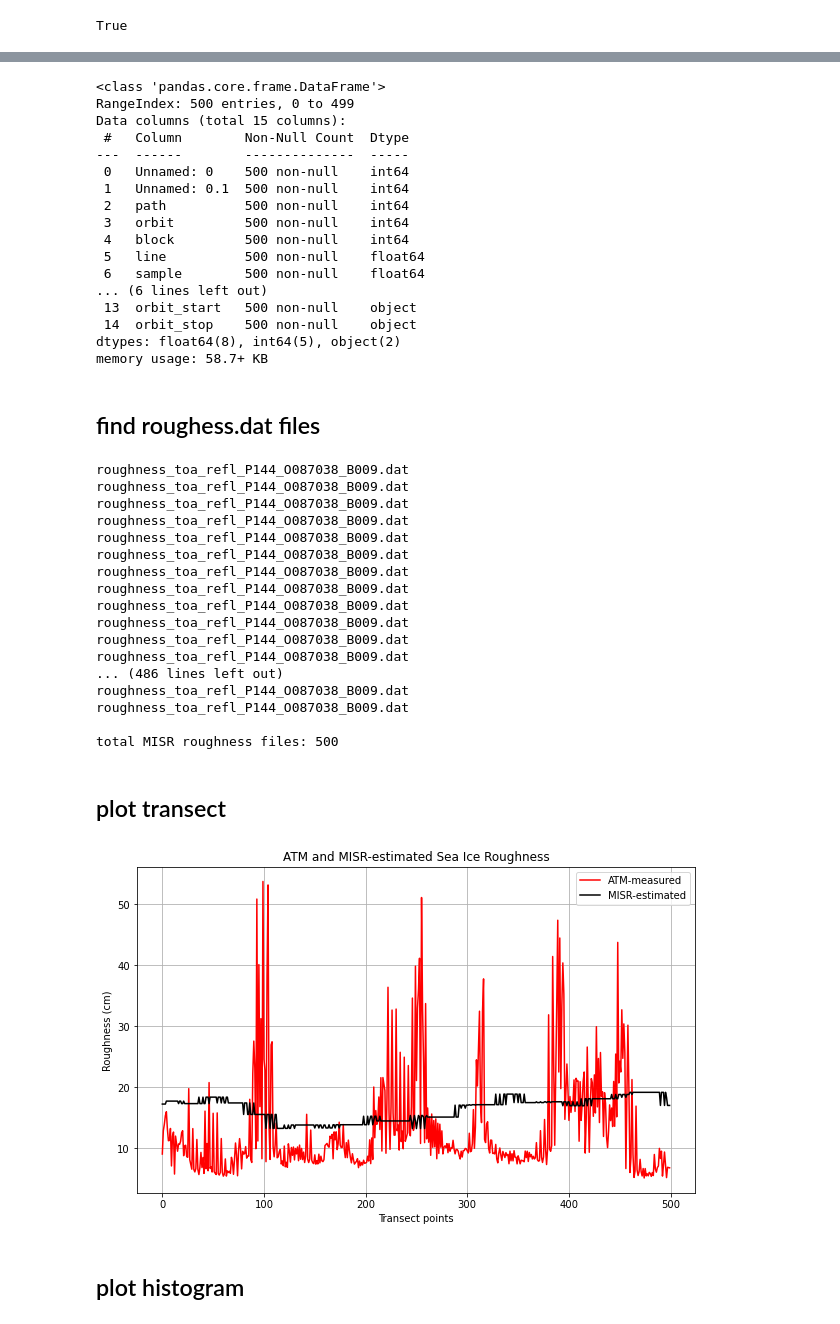
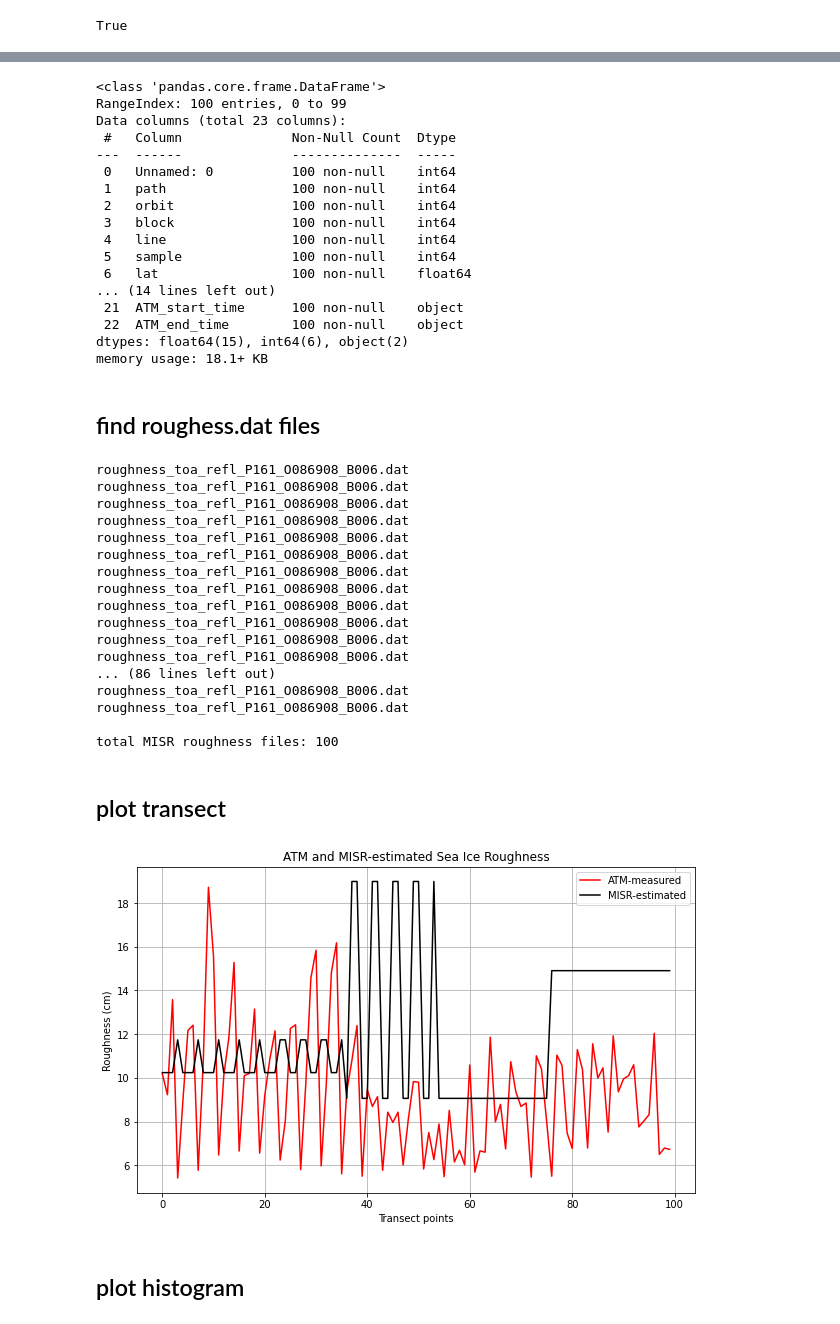
Before and after one commit to misrrepo/MISR-SeaIceRoughness, a Jupyter notebook: post_processing/3_transect_statistics.ipynb, the cells around one changed output, grey strips where cells are left out. Cells and saved outputs as stored; diff of their text form; code cells hidden in the pictures.

```diff
--- a/post_processing/3_transect_statistics.ipynb
+++ b/post_processing/3_transect_statistics.ipynb
@@ -10,7 +10,7 @@ import glob
 import datetime as dt
 # %%
 # roughness_dir = "/Volumes/SEAGATE/roughness_apr2016_from_PH/roughness_predicted"
-roughness_dir = "/Volumes/SEAGATE/roughness_apr2016_from_PH/roughness_predicted"
+roughness_dir = "/media/ehsan/6T_part1/2016/april_2016/14528_apr2016/project_april_2016_3cam/roughness_predicted_from_PH"
 # %%
 os.path.isdir(roughness_dir)
 # %% [output]
@@ -18,9 +18,9 @@ True
 # %%
 # path to training dataset
 
-trainingDS_dir = "/Users/ehsanmos/Documents/RnD/MISR_lab/ML_research/training_dataset"
+trainingDS_dir = "/media/ehsan/6T_part1/2016/april_2016/14528_apr2016/project_april_2016_3cam/training_data/april_2016/"
 
-trainingDS_csv = "insample_29apr_lon230_231_myMethod_merged_april_2016_9cam_4bands_training_dataset_datetime.csv"
+trainingDS_csv = "insample_20apr_out9cam3bands_ILATM2_20160420_204606.csv"
 # trainingDS_csv = "insample_29apr_lon230_231_oldMethod_MisrAtmCalibratedModel_april_2016_training_dataset_datetime.csv"
 # %%
 # open/read input dataset
@@ -34,29 +34,29 @@ atm_transect.shape
 # %%
 # select a smaller subset of transect, like the first 1000 points (or 10)
 
-max_step = 500
+max_step = 100
 
 atm_transect_small = atm_transect.iloc[0:max_step]
 # %%
 atm_transect_small.info()
 # %% [output]
 <class 'pandas.core.frame.DataFrame'>
-RangeIndex: 500 entries, 0 to 499
-Data columns (total 15 columns):
- #   Column        Non-Null Count  Dtype
----  ------        --------------  -----
- 0   Unnamed: 0    500 non-null    int64
- 1   Unnamed: 0.1  500 non-null    int64
- 2   path          500 non-null    int64
- 3   orbit         500 non-null    int64
- 4   block         500 non-null    int64
- 5   line          500 non-null    float64
- 6   sample        500 non-null    float64
-... (6 lines left out)
- 13  orbit_start   500 non-null    object
- 14  orbit_stop    500 non-null    object
-dtypes: float64(8), int64(5), object(2)
-memory usage: 58.7+ KB
+RangeIndex: 100 entries, 0 to 99
+Data columns (total 23 columns):
+ #   Column              Non-Null Count  Dtype
+---  ------              --------------  -----
+ 0   Unnamed: 0          100 non-null    int64
+ 1   path                100 non-null    int64
+ 2   orbit               100 non-null    int64
+ 3   block               100 non-null    int64
+ 4   line                100 non-null    int64
+ 5   sample              100 non-null    int64
+ 6   lat                 100 non-null    float64
+... (14 lines left out)
+ 21  ATM_start_time      100 non-null    object
+ 22  ATM_end_time        100 non-null    object
+dtypes: float64(15), int64(6), object(2)
+memory usage: 18.1+ KB
 # %% [markdown]
 ## find roughess.dat files
 # %%
@@ -110,6 +110,7 @@ for irow in range(atm_transect_small.shape[0]):
     rough_2d_arr = np.fromfile(rough_file_list[0], dtype=np.double)[0:1048576].reshape((512,-1))
 #     print(rough_2d_arr.shape)
     roughness_in_pixel = rough_2d_arr[int(line), int(sample)]
+
     if roughness_in_pixel > 1:
         misr_roughness_in_pixel_list.append(roughness_in_pixel)
     else:
@@ -118,23 +119,23 @@ for irow in range(atm_transect_small.shape[0]):
 
 print("\ntotal MISR roughness files: %s" %len(misr_roughness_in_pixel_list))
 # %% [output]
-roughness_toa_refl_P144_O087038_B009.dat
-roughness_toa_refl_P144_O087038_B009.dat
-roughness_toa_refl_P144_O087038_B009.dat
-roughness_toa_refl_P144_O087038_B009.dat
-roughness_toa_refl_P144_O087038_B009.dat
-roughness_toa_refl_P144_O087038_B009.dat
-roughness_toa_refl_P144_O087038_B009.dat
-roughness_toa_refl_P144_O087038_B009.dat
-roughness_toa_refl_P144_O087038_B009.dat
-roughness_toa_refl_P144_O087038_B009.dat
-roughness_toa_refl_P144_O087038_B009.dat
-roughness_toa_refl_P144_O087038_B009.dat
-... (486 lines left out)
-roughness_toa_refl_P144_O087038_B009.dat
-roughness_toa_refl_P144_O087038_B009.dat
+roughness_toa_refl_P161_O086908_B006.dat
+roughness_toa_refl_P161_O086908_B006.dat
+roughness_toa_refl_P161_O086908_B006.dat
+roughness_toa_refl_P161_O086908_B006.dat
+roughness_toa_refl_P161_O086908_B006.dat
+roughness_toa_refl_P161_O086908_B006.dat
+roughness_toa_refl_P161_O086908_B006.dat
+roughness_toa_refl_P161_O086908_B006.dat
+roughness_toa_refl_P161_O086908_B006.dat
+roughness_toa_refl_P161_O086908_B006.dat
+roughness_toa_refl_P161_O086908_B006.dat
+roughness_toa_refl_P161_O086908_B006.dat
+... (86 lines left out)
+roughness_toa_refl_P161_O086908_B006.dat
+roughness_toa_refl_P161_O086908_B006.dat
 
-total MISR roughness files: 500
+total MISR roughness files: 100
 # %%
 # roughness_in_pixel_list
 # %% [markdown]
@@ -142,20 +143,21 @@ total MISR roughness files: 500
 # %%
 x= range(len(misr_roughness_in_pixel_list))
 
 fig, ax = plt.subplots(figsize=(10, 6))
 
 # Specify how our lines should look
-ax.plot(x, atm_transect_small['rms'], color='red', label='ATM-measured')
+# ax.plot(x, atm_transect_small['rms'], color='red', label='ATM-measured')
+ax.plot(x, atm_transect_small['mean_ATM_roughness'], color='red', label='ATM-measured')
 ax.plot(x, misr_roughness_in_pixel_list, color='black', label='MISR-estimated')
 
 # Same as above
 ax.set_xlabel('Transect points')
 ax.set_ylabel('Roughness (cm)')
 ax.set_title('ATM and MISR-estimated Sea Ice Roughness')
 ax.grid(True)
 ax.legend(loc='upper right');
 # %% [output]
-[figure, old version]
+[figure, new version]
 # %% [markdown]
 ## plot histogram
 # %% [markdown]
```
Also changed, not shown: parts of 1 cell of this notebook, 1 other file.
